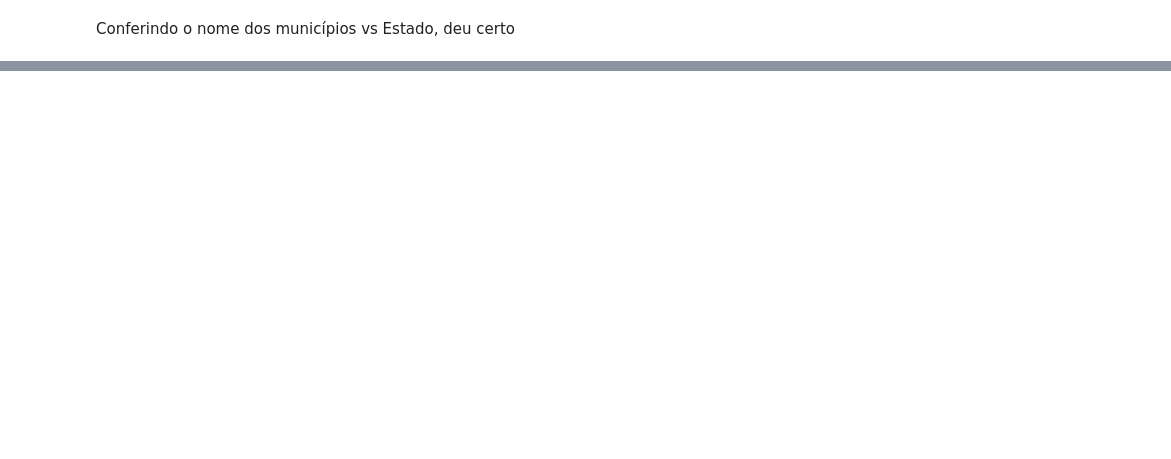
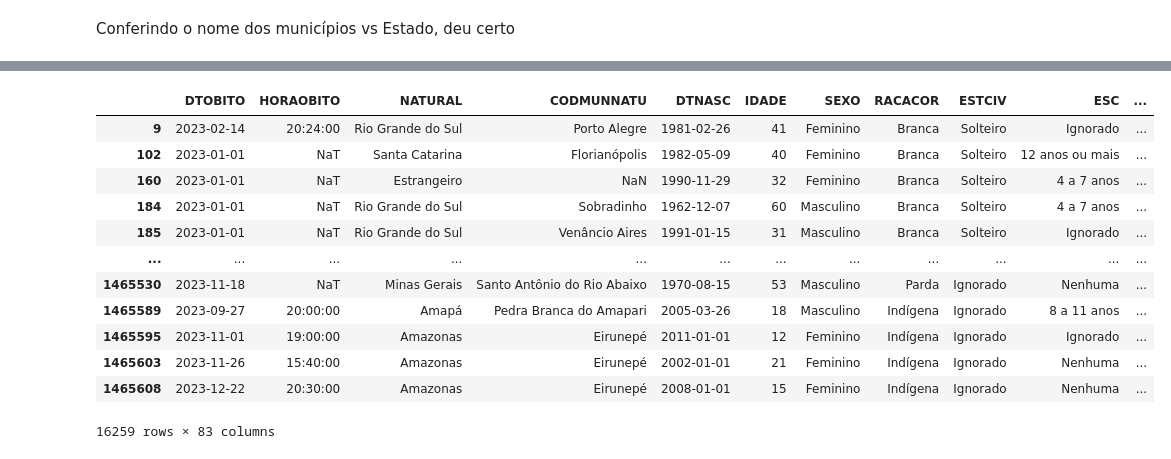
Before and after one commit to kauebr/Projeto-Turing, a Jupyter notebook: Codigos/Tratamento dos dados - Parsing - Depara.ipynb, the cells around one changed output, grey strips where cells are left out. Saved outputs shown, nothing was run; the diff lists cells and outputs as text; code cells hidden in the pictures; blank space fills up the shorter version.

```diff
--- a/Codigos/Tratamento dos dados - Parsing - Depara.ipynb
+++ b/Codigos/Tratamento dos dados - Parsing - Depara.ipynb
@@ -474,0 +699,13 @@ Conferindo o nome dos municípios vs Estado, deu certo
+# %%
+df.loc[:, 'ESTCIV'] = (
+    df['ESTCIV']
+    .map({
+        1: 'Solteiro',
+        2: 'Casado',
+        3: 'Viúvo',
+        4: 'Separado/Divorciado',
+        5: 'União estável'
+    })
+    .fillna('Ignorado')
+)
+df.head(1)
@@ -474,0 +763,13 @@ Conferindo o nome dos municípios vs Estado, deu certo
+# %%
+df.loc[:, 'ESC2010'] = (
+    df['ESC2010']
+    .map({
+        0: 'Sem escolaridade',
+        1: 'Fundamental I (1ª a 4ª série)',
+        2: 'Fundamental II (5ª a 8ª série)',
+        3: 'Ensino Médio',
+        4: 'Superior incompleto',
+        5: 'Superior completo'
+    })
+    .fillna('Ignorado')
+)
@@ -474,0 +791,16 @@ Conferindo o nome dos municípios vs Estado, deu certo
+# %%
+df.loc[:, 'SERIESCFAL'] = (
+    df['SERIESCFAL']
+    .map({
+        1: '1ª série',
+        2: '2ª série',
+        3: '3ª série',
+        4: '4ª série',
+        5: '5ª série',
+        6: '6ª série',
+        7: '7ª série',
+        8: '8ª série'
+    })
+    .fillna('Ignorado')
+)
+df['SERIESCFAL'].head(10)
@@ -474,0 +819,16 @@ Conferindo o nome dos municípios vs Estado, deu certo
+# %%
+df
+# %% [output]
+|  | DTOBITO | HORAOBITO | NATURAL | CODMUNNATU | DTNASC | IDADE | SEXO | RACACOR | ESTCIV | ESC | ... |
+| 9 | 2023-02-14 | 20:24:00 | Rio Grande do Sul | Porto Alegre | 1981-02-26 | 41 | Feminino | Branca | Solteiro | Ignorado | ... |
+| 102 | 2023-01-01 | NaT | Santa Catarina | Florianópolis | 1982-05-09 | 40 | Feminino | Branca | Solteiro | 12 anos ou mais | ... |
+| 160 | 2023-01-01 | NaT | Estrangeiro | NaN | 1990-11-29 | 32 | Feminino | Branca | Solteiro | 4 a 7 anos | ... |
+| 184 | 2023-01-01 | NaT | Rio Grande do Sul | Sobradinho | 1962-12-07 | 60 | Masculino | Branca | Solteiro | 4 a 7 anos | ... |
+| 185 | 2023-01-01 | NaT | Rio Grande do Sul | Venâncio Aires | 1991-01-15 | 31 | Masculino | Branca | Solteiro | Ignorado | ... |
+| ... | ... | ... | ... | ... | ... | ... | ... | ... | ... | ... | ... |
+| 1465530 | 2023-11-18 | NaT | Minas Gerais | Santo Antônio do Rio Abaixo | 1970-08-15 | 53 | Masculino | Parda | Ignorado | Nenhuma | ... |
+| 1465589 | 2023-09-27 | 20:00:00 | Amapá | Pedra Branca do Amapari | 2005-03-26 | 18 | Masculino | Indígena | Ignorado | 8 a 11 anos | ... |
+| 1465595 | 2023-11-01 | 19:00:00 | Amazonas | Eirunepé | 2011-01-01 | 12 | Feminino | Indígena | Ignorado | Ignorado | ... |
+| 1465603 | 2023-11-26 | 15:40:00 | Amazonas | Eirunepé | 2002-01-01 | 21 | Feminino | Indígena | Ignorado | Nenhuma | ... |
+| 1465608 | 2023-12-22 | 20:30:00 | Amazonas | Eirunepé | 2008-01-01 | 15 | Feminino | Indígena | Ignorado | Nenhuma | ... |
+16259 rows × 83 columns
```
Also changed, not shown: parts of 33 cells of this notebook.
